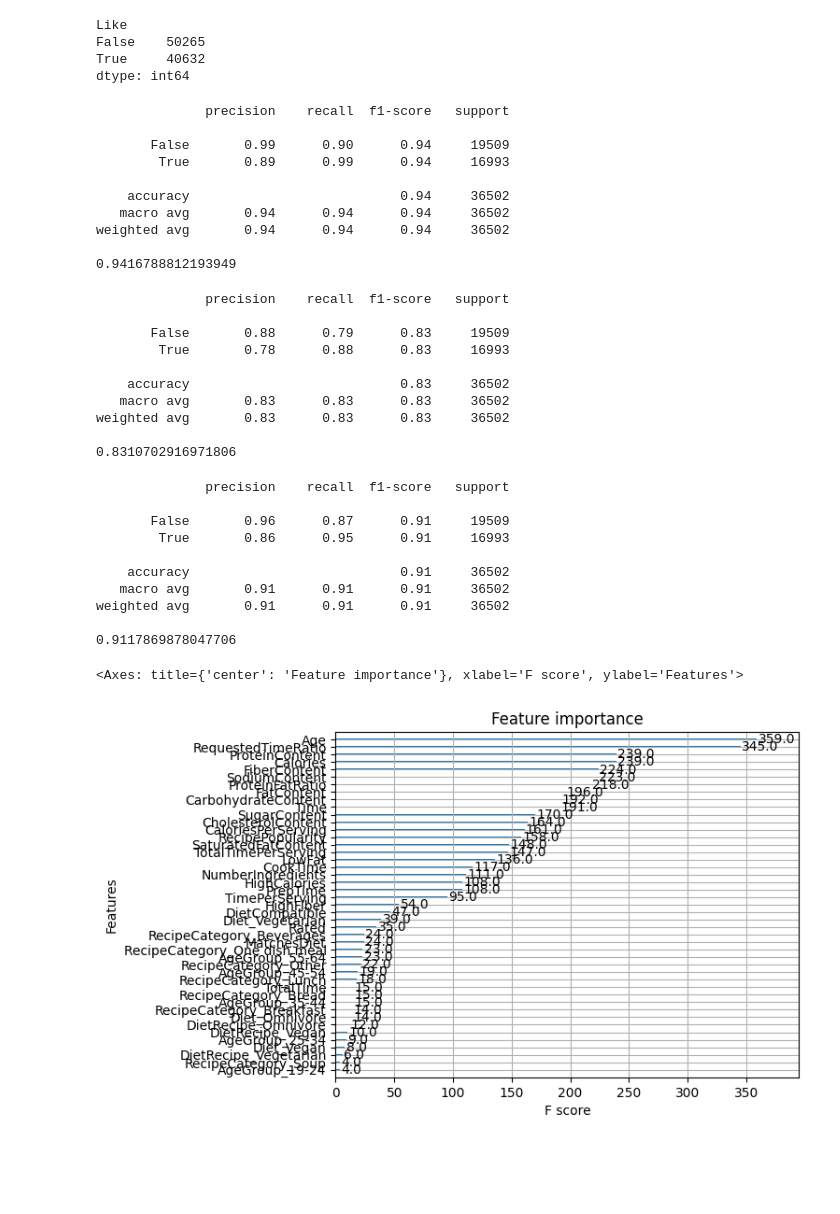
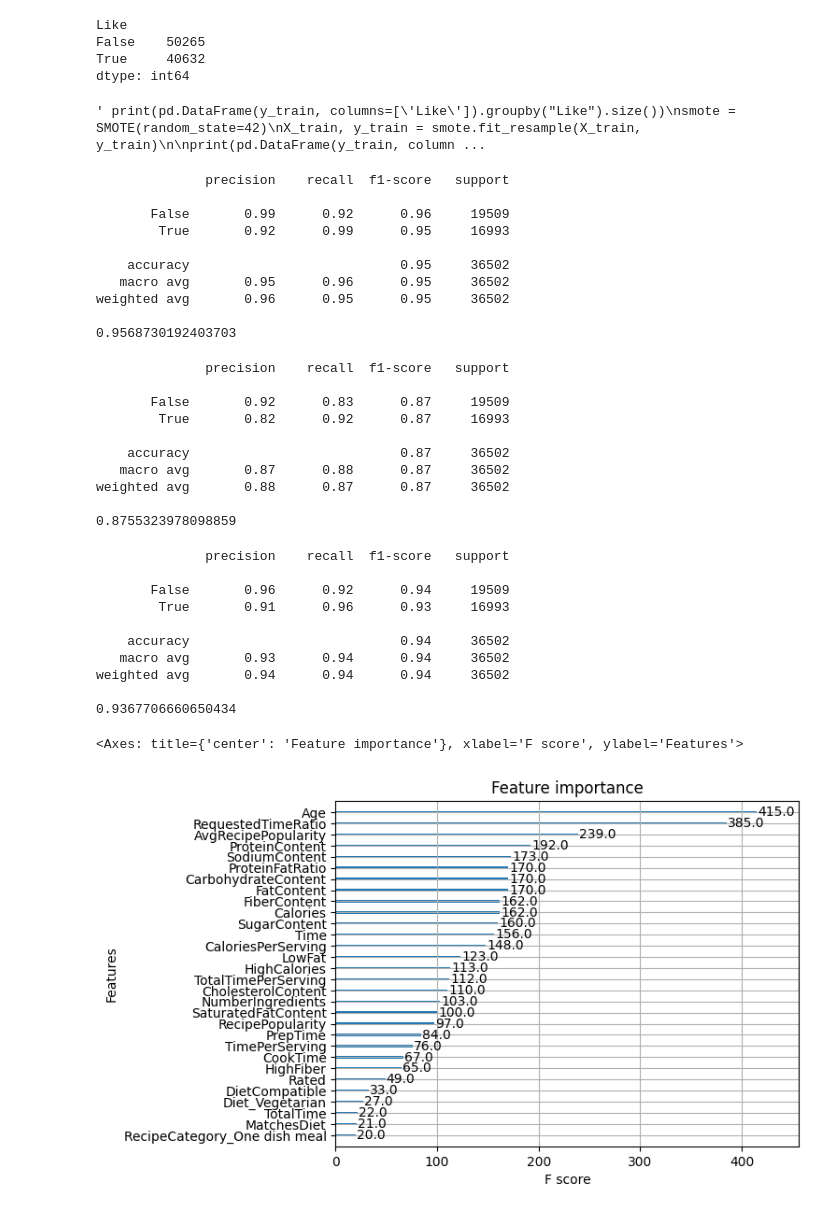
Before and after one commit to sallto/baml, a Jupyter notebook: notebook.ipynb, the cells around one changed output. Cells and saved outputs as stored; diff of their text form; code cells hidden in the pictures; blank space fills up the shorter version.

Commit message:
Added LikeRate (xgboost 0.9367)

```diff
--- a/notebook.ipynb
+++ b/notebook.ipynb
@@ -141,7 +142,9 @@ cols = ['Age', 'CookTime', 'PrepTime', 'Calories', 'FatContent', 'SaturatedFatCo
 mapping = {
     'Diet': 'category',
     'DietRecipe': 'category',
-    'RecipeCategory': 'category'
+    'RecipeCategory': 'category',
+    'DietCompatible': 'bool',
+    'MatchesDiet': 'bool',
 }
 df = df.astype(mapping)
 df = pd.get_dummies(df, columns=['Diet', 'DietRecipe', 'RecipeCategory'])
@@ -181,0 +171,3 @@ Name: RecipePopularity, Length: 140195, dtype: int64
+# %%
+df['AvgRecipePopularity'] = df.swifter.allow_dask_on_strings(enable=True).apply(lambda row: row['RecipePopularity'] / len(df.loc[df['RecipeId'] == row['RecipeId']]), axis=1)
+df['AvgRecipePopularity']
@@ -287,6 +292,8 @@ True     40632
 dtype: int64
 # %%
 from sklearn.model_selection import train_test_split
+from imblearn.over_sampling import SMOTE
+
 
 """
 
@@ -312,8 +319,10 @@ X_cols = [
  'LowSugar',
  'HighFiber',
  'Rated',
+
  'MatchesDiet',
  'DietCompatible',
+
  'AgeGroup_0-18',
  'AgeGroup_19-24',
  'AgeGroup_25-34',
@@ -340,12 +349,22 @@ X_cols = [
 
  'RecipePopularity',
 
+ 'AvgRecipePopularity',
+
 
  'TimePerServing','TotalTime','TotalTimePerServing','CaloriesPerServing','ProteinFatRatio','RequestedTimeRatio'
  ]
+
 X = train_all[X_cols]
 y = train_all['Like']
 X_train, X_val, y_train, y_val = train_test_split(X, y, test_size=0.33, random_state=42, stratify = y)
+""" print(pd.DataFrame(y_train, columns=['Like']).groupby("Like").size())
+smote = SMOTE(random_state=42)
+X_train, y_train = smote.fit_resample(X_train, y_train)
+
+print(pd.DataFrame(y_train, columns=['Like']).groupby("Like").size()) """
+# %% [output]
+' print(pd.DataFrame(y_train, columns=[\'Like\']).groupby("Like").size())\nsmote = SMOTE(random_state=42)\nX_train, y_train = smote.fit_resample(X_train, y_train)\n\nprint(pd.DataFrame(y_train, column ...
 # %%
 from sklearn import tree
 from sklearn.metrics import classification_report
@@ -360,14 +379,14 @@ print(balanced_accuracy_score(y_val, y_pred))
 # %% [output]
               precision    recall  f1-score   support
 
-       False       0.99      0.90      0.94     19509
-        True       0.89      0.99      0.94     16993
+       False       0.99      0.92      0.96     19509
+        True       0.92      0.99      0.95     16993
 
-    accuracy                           0.94     36502
-   macro avg       0.94      0.94      0.94     36502
-weighted avg       0.94      0.94      0.94     36502
+    accuracy                           0.95     36502
+   macro avg       0.95      0.96      0.95     36502
+weighted avg       0.96      0.95      0.95     36502
 
-0.9416788812193949
+0.9568730192403703
 # %%
 from sklearn.ensemble import RandomForestClassifier
 from sklearn.metrics import classification_report
@@ -382,14 +401,14 @@ print(balanced_accuracy_score(y_val, y_pred))
 # %% [output]
               precision    recall  f1-score   support
 
-       False       0.88      0.79      0.83     19509
-        True       0.78      0.88      0.83     16993
+       False       0.92      0.83      0.87     19509
+        True       0.82      0.92      0.87     16993
 
-    accuracy                           0.83     36502
-   macro avg       0.83      0.83      0.83     36502
-weighted avg       0.83      0.83      0.83     36502
+    accuracy                           0.87     36502
+   macro avg       0.87      0.88      0.87     36502
+weighted avg       0.88      0.87      0.87     36502
 
-0.8310702916971806
+0.8755323978098859
 # %%
 import xgboost as xgb
 from sklearn.metrics import classification_report
@@ -409,19 +428,20 @@ print(classification_report(y_val, predictions))
 print(balanced_accuracy_score(y_val, predictions))
 #0.8514768545247124
 #0.9117869878047706
+#0.9367706660650434
 # %% [output]
               precision    recall  f1-score   support
 
-       False       0.96      0.87      0.91     19509
-        True       0.86      0.95      0.91     16993
+       False       0.96      0.92      0.94     19509
+        True       0.91      0.96      0.93     16993
 
-    accuracy                           0.91     36502
-   macro avg       0.91      0.91      0.91     36502
-weighted avg       0.91      0.91      0.91     36502
+    accuracy                           0.94     36502
+   macro avg       0.93      0.94      0.94     36502
+weighted avg       0.94      0.94      0.94     36502
 
-0.9117869878047706
+0.9367706660650434
 # %%
-xgb.plot_importance(model)
+xgb.plot_importance(model, max_num_features = 30)
 # %% [output]
 <Axes: title={'center': 'Feature importance'}, xlabel='F score', ylabel='Features'>
-[figure, old version]
+[figure, new version]
```
Also changed, not shown: parts of 3 cells of this notebook.
